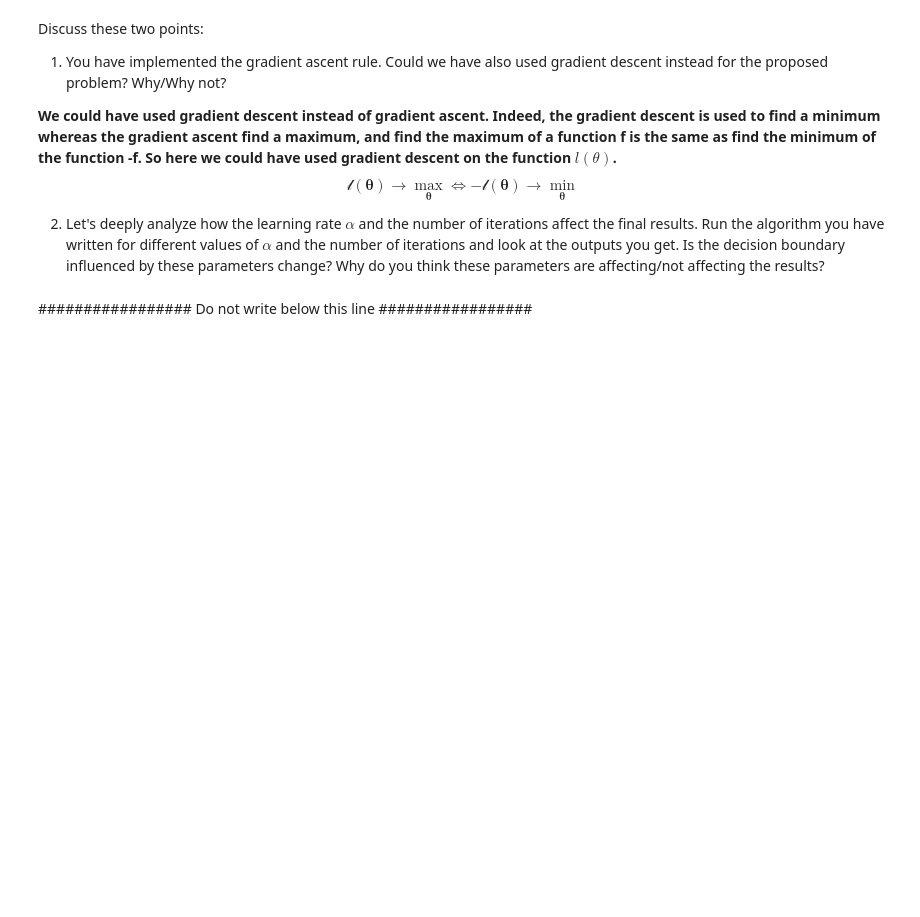
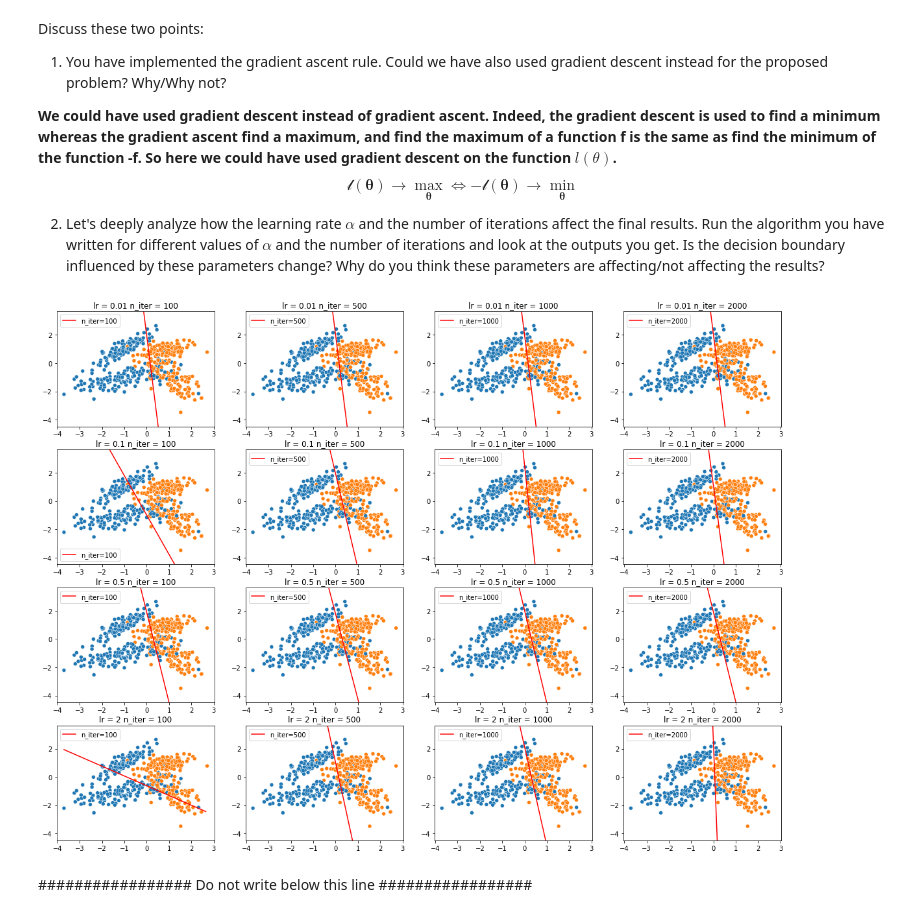
Before and after one commit to Omjoa001/FDS-assignment2, a Jupyter notebook: FDS_Exercise2_Assignment.ipynb, the cells around one changed output. Cells and saved outputs as stored; diff of their text form; code cells hidden in the pictures; blank space fills up the shorter version.

```diff
--- a/FDS_Exercise2_Assignment.ipynb
+++ b/FDS_Exercise2_Assignment.ipynb
@@ -293,6 +293,28 @@ $$\mathcal{l}(\mathbf{\theta}) \to \max\limits_{\mathbf{\theta}} \Longleftrighta
 
 
 2. Let's deeply analyze how the learning rate $\alpha$ and the number of iterations affect the final results. Run the algorithm you have written for different values of $\alpha$ and the number of iterations and look at the outputs you get. Is the decision boundary influenced by these parameters change? Why do you think these parameters are affecting/not affecting the results?
+# %%
+import warnings
+warnings.filterwarnings('ignore') # TODO REMOVE!! IMPORTANT
+
+# Generate vector to plot decision boundary
+x1_vec = np.linspace(X[:,0].min(),X[:,1].max(),2)
+
+
+fig = plt.figure(figsize=(20,15))
+for i, lrate in enumerate([0.01, 0.1, 0.5, 2]):
+    for j, n_iter in enumerate([100, 500, 1000, 2000]):
+        plt.subplot(4,4,i*4+j+1)
+        sns.scatterplot(x=X[:,0], y=X[:,1], hue=y, data=X, legend=False)
+        plt.title(f'lr = {lrate} n_iter = {n_iter}')
+        theta0 = np.zeros(x.shape[1])
+        theta_final, _ = gradient_ascent(theta0,x,y,lr=lrate,num_steps=n_iter)
+        # Plot decision boundary
+        plt.plot(x1_vec,(-x1_vec*theta_final[1]-theta_final[0])/theta_final[2], label=f'n_iter={n_iter}', color='red')
+        plt.legend()
+        plt.ylim(X[:,1].min()-1,X[:,1].max()+1)
+# %% [output]
+[figure, added]
 # %% [markdown]
 ################# Do not write below this line #################
 # %% [markdown]
```
Also changed, not shown: parts of 8 cells of this notebook.
